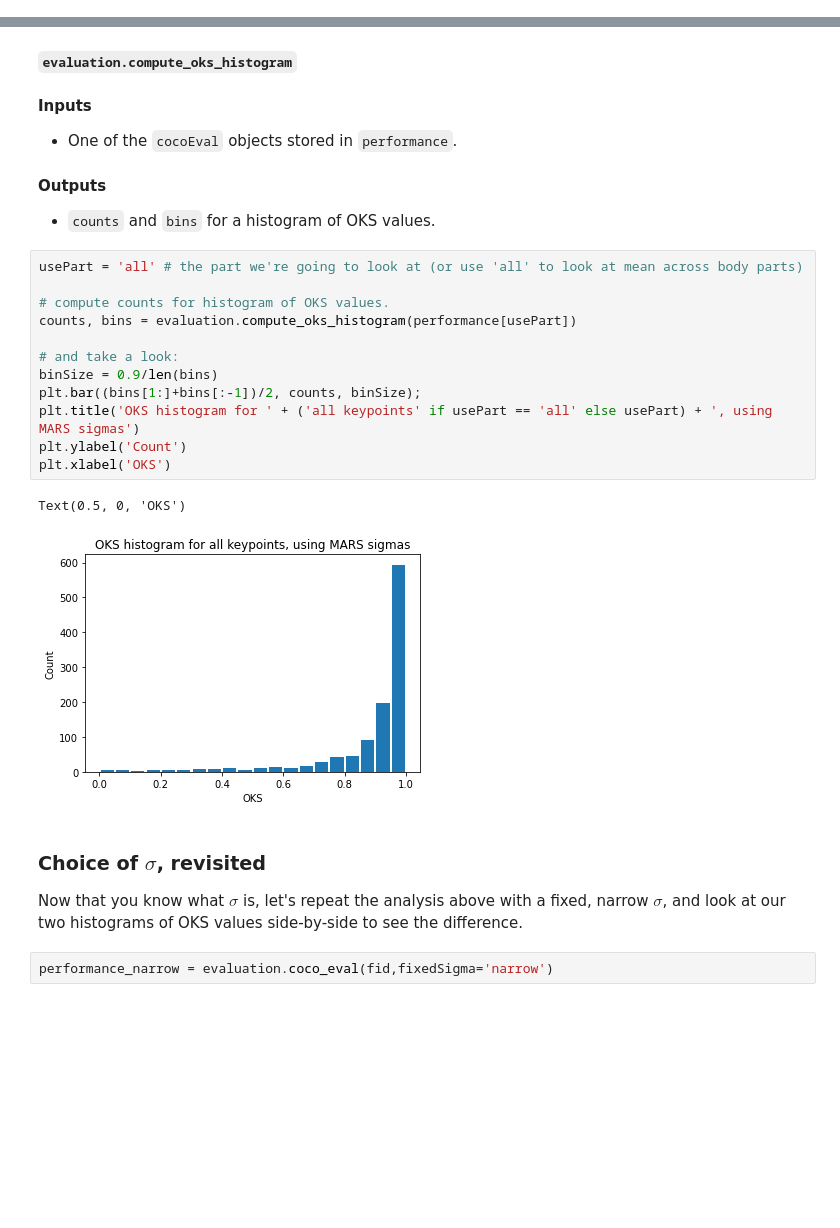
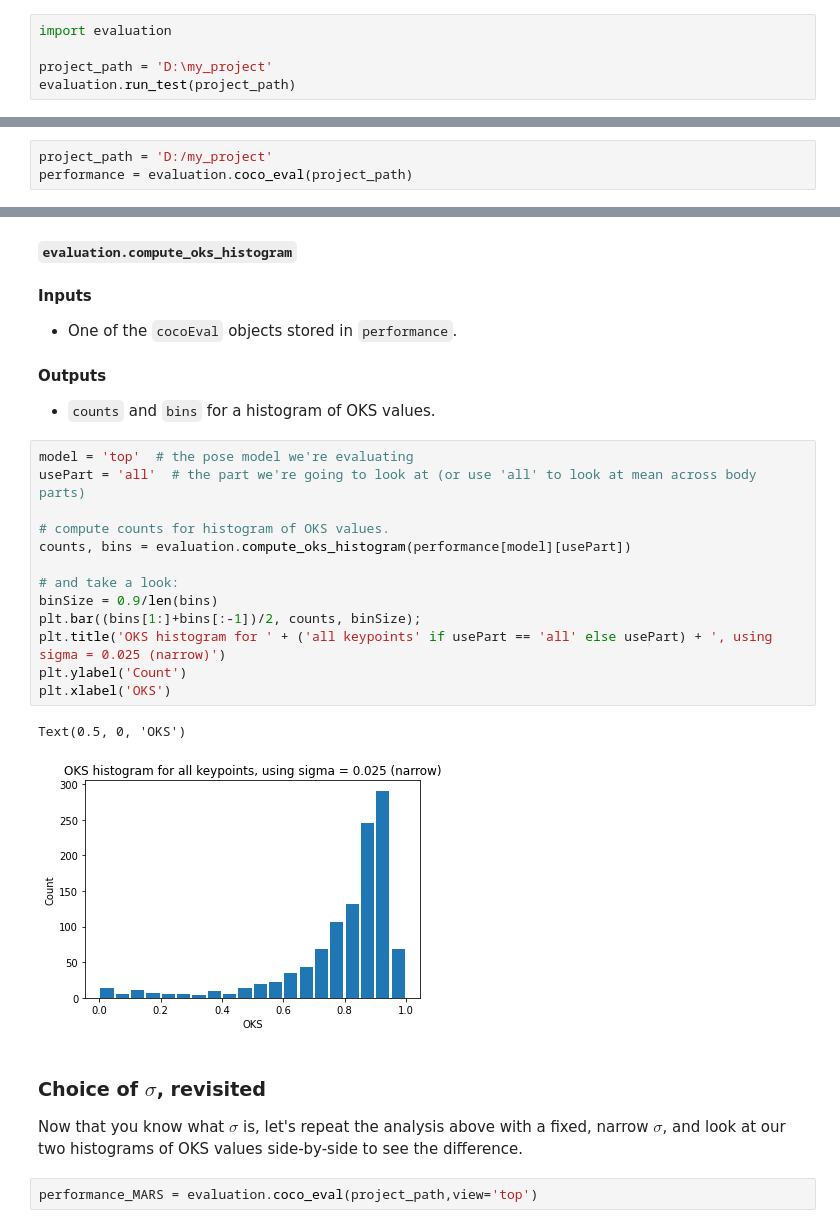
Before and after one commit to neuroethology/MARS_Developer, a Jupyter notebook: hourglass_pose/pose_evaluation_on_test_tfrecords.ipynb, the cells around one changed output, grey strips where cells are left out. Saved outputs shown, nothing was run; the diff lists cells and outputs as text; blank space fills up the shorter version.

Commit message:
updating pose_evaluation notebook

```diff
--- a/hourglass_pose/pose_evaluation_on_test_tfrecords.ipynb
+++ b/hourglass_pose/pose_evaluation_on_test_tfrecords.ipynb
@@ -89,3 +27,8 @@ ValueError: Part not recognized. The valid part names for MARS_top keypoints are
+# %%
+import evaluation
+
+project_path = 'D:\my_project'
+evaluation.run_test(project_path)
 # %% [markdown]
 ## Quantifying model performance
 
@@ -116,3 +58,6 @@ performance = evaluation.coco_eval(fid)
+# %%
+project_path = 'D:/my_project'
+performance = evaluation.coco_eval(project_path)
 # %% [markdown]
 ### Object-keypoint similarity
 
@@ -176,24 +122,25 @@ It can also be useful to look at a histogram of OKS values across all images in
 #### Outputs
 * `counts` and `bins` for a histogram of OKS values.
 # %%
-usePart = 'all' # the part we're going to look at (or use 'all' to look at mean across body parts)
+model = 'top'  # the pose model we're evaluating
+usePart = 'all'  # the part we're going to look at (or use 'all' to look at mean across body parts)
 
 # compute counts for histogram of OKS values.
-counts, bins = evaluation.compute_oks_histogram(performance[usePart])
+counts, bins = evaluation.compute_oks_histogram(performance[model][usePart])
 
 # and take a look:
 binSize = 0.9/len(bins)
 plt.bar((bins[1:]+bins[:-1])/2, counts, binSize);
-plt.title('OKS histogram for ' + ('all keypoints' if usePart == 'all' else usePart) + ', using MARS sigmas')
+plt.title('OKS histogram for ' + ('all keypoints' if usePart == 'all' else usePart) + ', using sigma = 0.025 (narrow)')
 plt.ylabel('Count')
 plt.xlabel('OKS')
 # %% [output]
 Text(0.5, 0, 'OKS')
-[figure, old version]
+[figure, new version]
 # %% [markdown]
 ### Choice of $\sigma$, revisited
 
 Now that you know what $\sigma$ is, let's repeat the analysis above with a fixed, narrow $\sigma$, and look at our two histograms of OKS values side-by-side to see the difference.
-# %%
-performance_narrow = evaluation.coco_eval(fid,fixedSigma='narrow')
+# %%
+performance_MARS = evaluation.coco_eval(project_path,view='top')
 # %%
```
Also changed, not shown: parts of 10 cells of this notebook, 2 other files.
